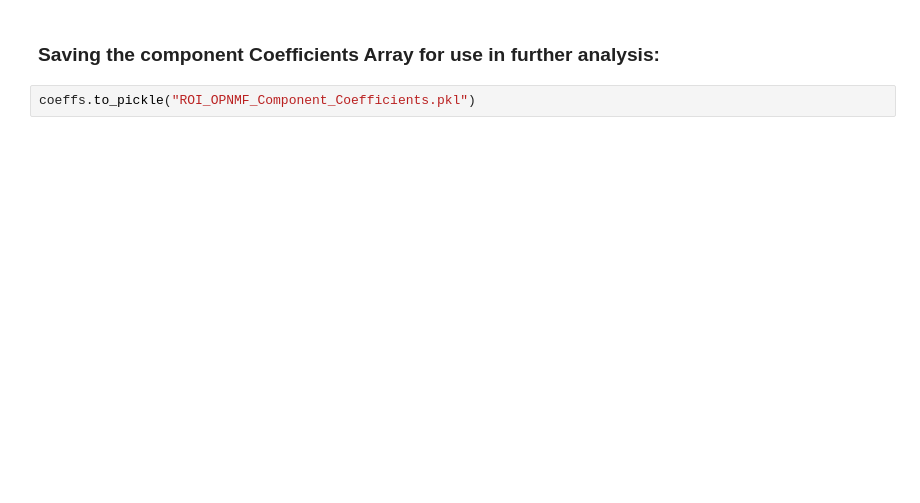
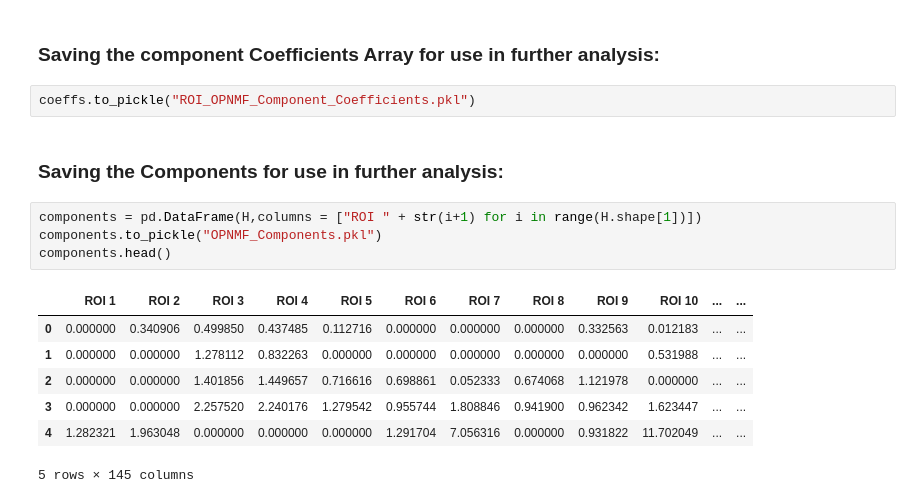
Before and after one commit to georgeaidinis/Dissertation, a Jupyter notebook: DATA/OPNMF_Testing_Using_UKBB_CN_Males.ipynb, the cells around one changed output. Cells and saved outputs as stored; diff of their text form; blank space fills up the shorter version.

```diff
--- a/DATA/OPNMF_Testing_Using_UKBB_CN_Males.ipynb
+++ b/DATA/OPNMF_Testing_Using_UKBB_CN_Males.ipynb
@@ -89,3 +89,17 @@ coeffs.iloc[0].plot(kind='bar', figsize=(15,10))
 ### Saving the component Coefficients Array for use in further analysis:
 # %%
 coeffs.to_pickle("ROI_OPNMF_Component_Coefficients.pkl")
+# %% [markdown]
+### Saving the Components for use in further analysis:
+# %%
+components = pd.DataFrame(H,columns = ["ROI " + str(i+1) for i in range(H.shape[1])])
+components.to_pickle("OPNMF_Components.pkl")
+components.head()
+# %% [output]
+|  | ROI 1 | ROI 2 | ROI 3 | ROI 4 | ROI 5 | ROI 6 | ROI 7 | ROI 8 | ROI 9 | ROI 10 | ... | ... |
+| 0 | 0.000000 | 0.340906 | 0.499850 | 0.437485 | 0.112716 | 0.000000 | 0.000000 | 0.000000 | 0.332563 | 0.012183 | ... | ... |
+| 1 | 0.000000 | 0.000000 | 1.278112 | 0.832263 | 0.000000 | 0.000000 | 0.000000 | 0.000000 | 0.000000 | 0.531988 | ... | ... |
+| 2 | 0.000000 | 0.000000 | 1.401856 | 1.449657 | 0.716616 | 0.698861 | 0.052333 | 0.674068 | 1.121978 | 0.000000 | ... | ... |
+| 3 | 0.000000 | 0.000000 | 2.257520 | 2.240176 | 1.279542 | 0.955744 | 1.808846 | 0.941900 | 0.962342 | 1.623447 | ... | ... |
+| 4 | 1.282321 | 1.963048 | 0.000000 | 0.000000 | 0.000000 | 1.291704 | 7.056316 | 0.000000 | 0.931822 | 11.702049 | ... | ... |
+5 rows × 145 columns
```
Also changed, not shown: parts of 3 cells of this notebook, 7 other files.
